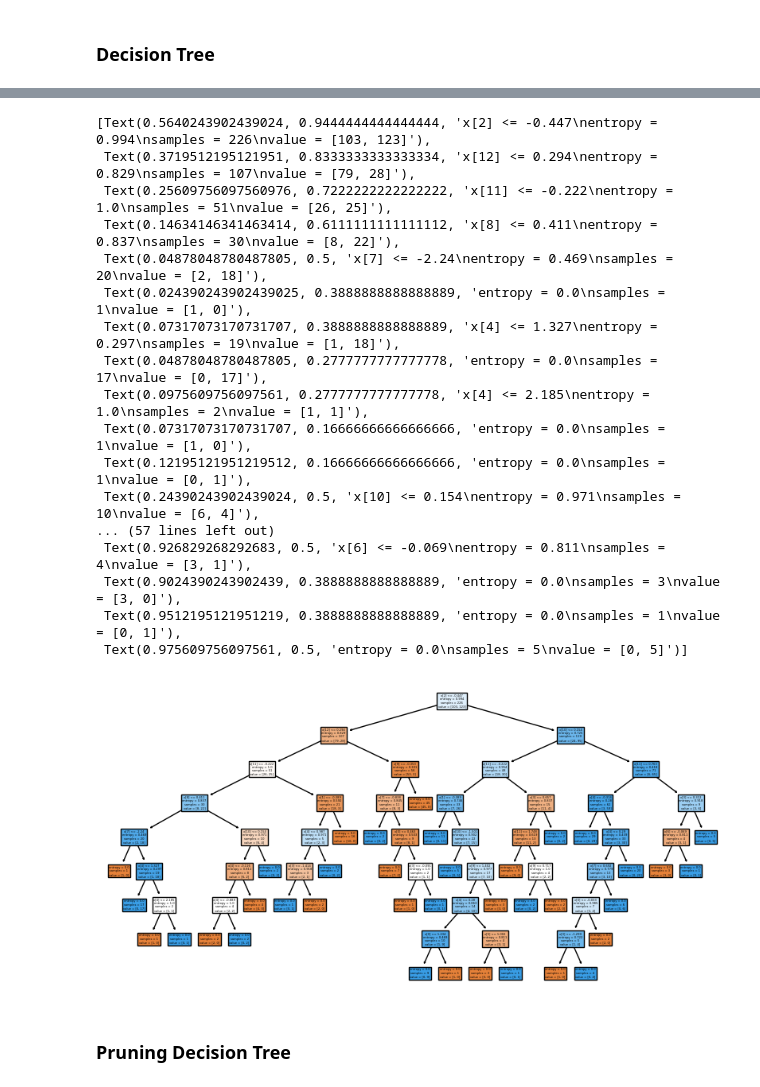
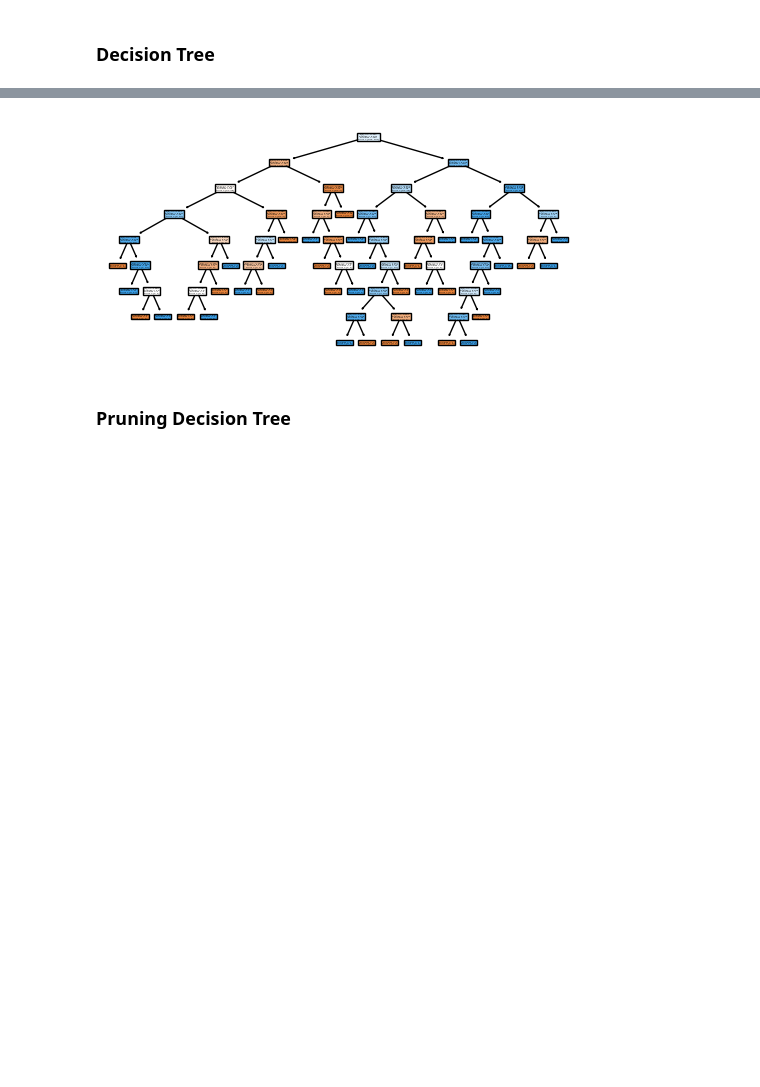
Before and after one commit to paulkli355/HeartFailure_Classification, a Jupyter notebook: classifier.ipynb, the cells around one changed output, grey strips where cells are left out. Drawn from its saved outputs; the diff is of its cells as text; code cells hidden in the pictures; blank space fills up the shorter version.

```diff
--- a/classifier.ipynb
+++ b/classifier.ipynb
@@ -101,26 +100,8 @@ weighted avg       0.72      0.72      0.72        76
 # %%
 # this model is overfitted
-plt.figure(figsize=(10,5))
-tree.plot_tree(dt_model,filled=True)
+plot_tree_based_model(dt_model)
 # %% [output]
-[Text(0.5640243902439024, 0.9444444444444444, 'x[2] <= -0.447\nentropy = 0.994\nsamples = 226\nvalue = [103, 123]'),
- Text(0.3719512195121951, 0.8333333333333334, 'x[12] <= 0.294\nentropy = 0.829\nsamples = 107\nvalue = [79, 28]'),
- Text(0.25609756097560976, 0.7222222222222222, 'x[11] <= -0.222\nentropy = 1.0\nsamples = 51\nvalue = [26, 25]'),
- Text(0.14634146341463414, 0.6111111111111112, 'x[8] <= 0.411\nentropy = 0.837\nsamples = 30\nvalue = [8, 22]'),
- Text(0.04878048780487805, 0.5, 'x[7] <= -2.24\nentropy = 0.469\nsamples = 20\nvalue = [2, 18]'),
- Text(0.024390243902439025, 0.3888888888888889, 'entropy = 0.0\nsamples = 1\nvalue = [1, 0]'),
- Text(0.07317073170731707, 0.3888888888888889, 'x[4] <= 1.327\nentropy = 0.297\nsamples = 19\nvalue = [1, 18]'),
- Text(0.04878048780487805, 0.2777777777777778, 'entropy = 0.0\nsamples = 17\nvalue = [0, 17]'),
- Text(0.0975609756097561, 0.2777777777777778, 'x[4] <= 2.185\nentropy = 1.0\nsamples = 2\nvalue = [1, 1]'),
- Text(0.07317073170731707, 0.16666666666666666, 'entropy = 0.0\nsamples = 1\nvalue = [1, 0]'),
- Text(0.12195121951219512, 0.16666666666666666, 'entropy = 0.0\nsamples = 1\nvalue = [0, 1]'),
- Text(0.24390243902439024, 0.5, 'x[10] <= 0.154\nentropy = 0.971\nsamples = 10\nvalue = [6, 4]'),
-... (57 lines left out)
- Text(0.926829268292683, 0.5, 'x[6] <= -0.069\nentropy = 0.811\nsamples = 4\nvalue = [3, 1]'),
- Text(0.9024390243902439, 0.3888888888888889, 'entropy = 0.0\nsamples = 3\nvalue = [3, 0]'),
- Text(0.9512195121951219, 0.3888888888888889, 'entropy = 0.0\nsamples = 1\nvalue = [0, 1]'),
- Text(0.975609756097561, 0.5, 'entropy = 0.0\nsamples = 5\nvalue = [0, 5]')]
-[figure, old version]
+[figure, new version]
 # %% [markdown]
 ### Pruning Decision Tree
 # %%
```
Also changed, not shown: parts of 20 cells of this notebook, 3 other files.
